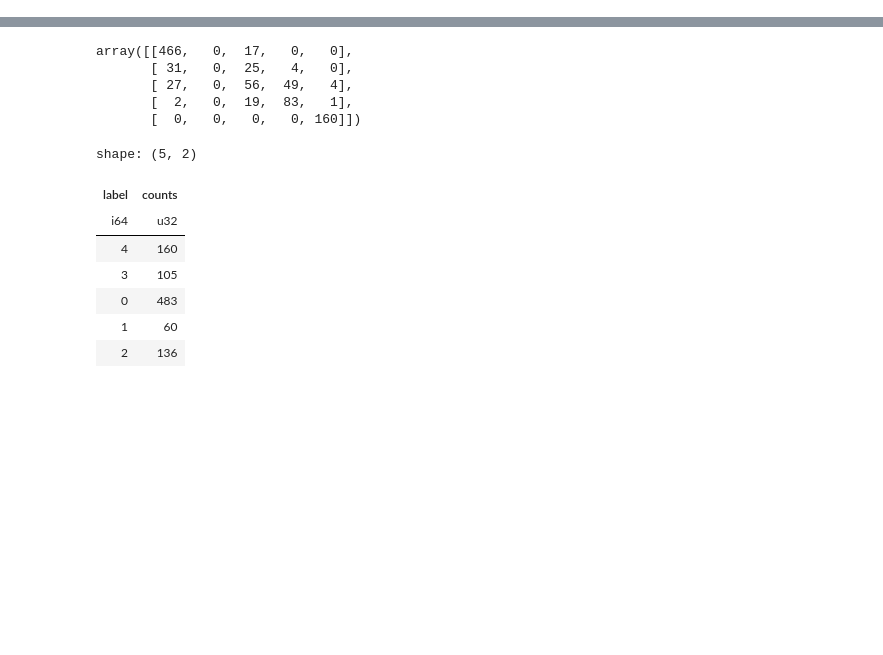
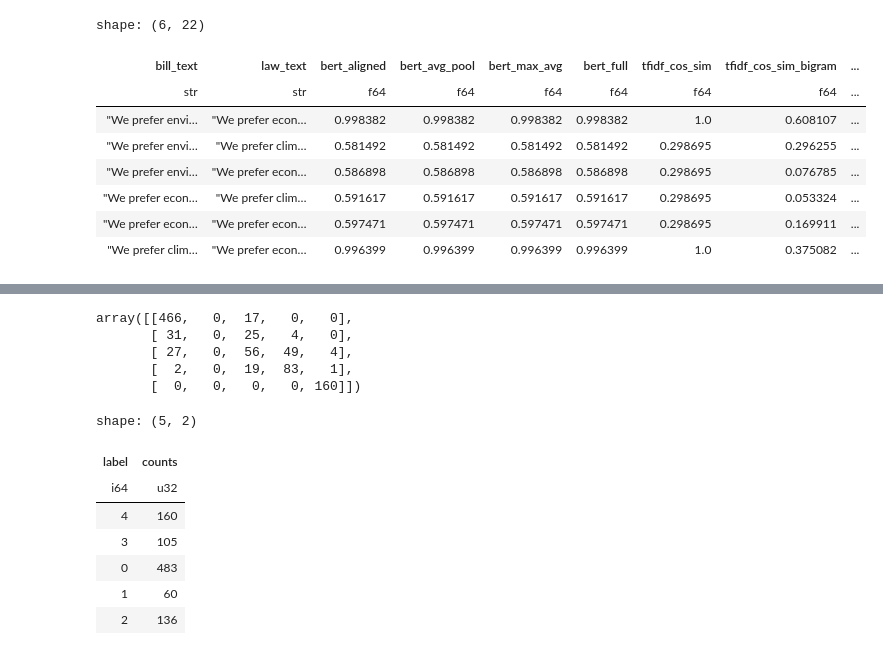
Before and after one commit to PeterWalchhofer/law-bill-similarity, a Jupyter notebook: experiment.ipynb, the cells around one changed output, grey strips where cells are left out. Drawn from its saved outputs; the diff is of its cells as text; code cells hidden in the pictures; blank space fills up the shorter version.

```diff
--- a/experiment.ipynb
+++ b/experiment.ipynb
@@ -45,11 +44,12 @@ def pos_bow_ol_wrapper(col_a, col_b, col_a_tags, col_b_tags, func, name):
 
 
 def similarity_metrics(df):
+    bert = BertSimilarity()
     # Polars paralellizes with_columns(). For some reason, it crashes with BERT -> workaround
-    df_deep = df.with_columns([comparison_wrapper("bill_sents", "law_sents", bert_align, "bert_aligned")])
-    df_deep = df_deep.with_columns([comparison_wrapper("bill_sents", "law_sents", bert_avg_pool, "bert_avg_pool")])
-    df_deep = df_deep.with_columns([comparison_wrapper("bill_sents", "law_sents", bert_max_avg, "bert_max_avg")])
-    df_deep = df_deep.with_columns([comparison_wrapper("bill_text", "law_text", bert_cosine, "bert_full")])
+    df_deep = df.with_columns([comparison_wrapper("bill_sents", "law_sents", bert.bert_align, "bert_aligned")])
+    df_deep = df_deep.with_columns([comparison_wrapper("bill_sents", "law_sents", bert.bert_avg_pool, "bert_avg_pool")])
+    df_deep = df_deep.with_columns([comparison_wrapper("bill_sents", "law_sents", bert.bert_max_avg, "bert_max_avg")])
+    df_deep = df_deep.with_columns([comparison_wrapper("bill_text", "law_text", bert.bert_cosine, "bert_full")])
 
     tfidf_cos_sim = compute_cosine_similarity(df)
     tfidf_cos_sim_bigram = compute_cosine_similarity(df, (2,2))
@@ -125,7 +125,7 @@ def similarity_metrics(df):
                 "bill_text", "law_text", jaro.jaro_winkler_metric, "jaro_winkler"
             ),
         ]
-    ).drop(["bill_sents", "law_sents", "bill_tokens", "law_tokens", "bill_tags", "law_tags", "bill_lemmas", "law_lemmas", "sec_a_id", "sec_b_id", "sec_a_title", "sec_b_title", "bill_text", "law_text", "label"])
+    )#.drop(["bill_sents", "law_sents", "bill_tokens", "law_tokens", "bill_tags", "law_tags", "bill_lemmas", "law_lemmas", "sec_a_id", "sec_b_id", "sec_a_title", "sec_b_title", "bill_text", "law_text", "label"])
 # %%
 def pipeline(lang, to_csv=True):
     train = load_df("train", lang)
@@ -152,0 +174,5 @@ test_metrics_de = pl.read_csv("data/results/test_metrics_de.csv")
+# %%
+import itertools
+a = ["We prefer environmental protection over economic growth", "We prefer economic growth over environmental protection", "We prefer climate change mitigation over economic performance", "We prefer economic performance over climate change mitigation"]
+# combine every two sentences
+b = list(itertools.combinations(a, 2))
@@ -152,0 +194,14 @@ test_metrics_de = pl.read_csv("data/results/test_metrics_de.csv")
+# %%
+example = pl.from_records(b, orient="row", schema=["bill_text", "law_text"])
+example_pre = preprocess(example, "en")
+pl.concat([example,similarity_metrics(example_pre)[:,10:]], how="horizontal")#.write_csv("christian_beispiel.csv")
+# %% [output]
+shape: (6, 22)
+| bill_text | law_text | bert_aligned | bert_avg_pool | bert_max_avg | bert_full | tfidf_cos_sim | tfidf_cos_sim_bigram | ... |
+| str | str | f64 | f64 | f64 | f64 | f64 | f64 | ... |
+| "We prefer envi… | "We prefer econ… | 0.998382 | 0.998382 | 0.998382 | 0.998382 | 1.0 | 0.608107 | ... |
+| "We prefer envi… | "We prefer clim… | 0.581492 | 0.581492 | 0.581492 | 0.581492 | 0.298695 | 0.296255 | ... |
+| "We prefer envi… | "We prefer econ… | 0.586898 | 0.586898 | 0.586898 | 0.586898 | 0.298695 | 0.076785 | ... |
+| "We prefer econ… | "We prefer clim… | 0.591617 | 0.591617 | 0.591617 | 0.591617 | 0.298695 | 0.053324 | ... |
+| "We prefer econ… | "We prefer econ… | 0.597471 | 0.597471 | 0.597471 | 0.597471 | 0.298695 | 0.169911 | ... |
+| "We prefer clim… | "We prefer econ… | 0.996399 | 0.996399 | 0.996399 | 0.996399 | 1.0 | 0.375082 | ... |
```
Also changed, not shown: parts of 21 cells of this notebook, 3 other files.
